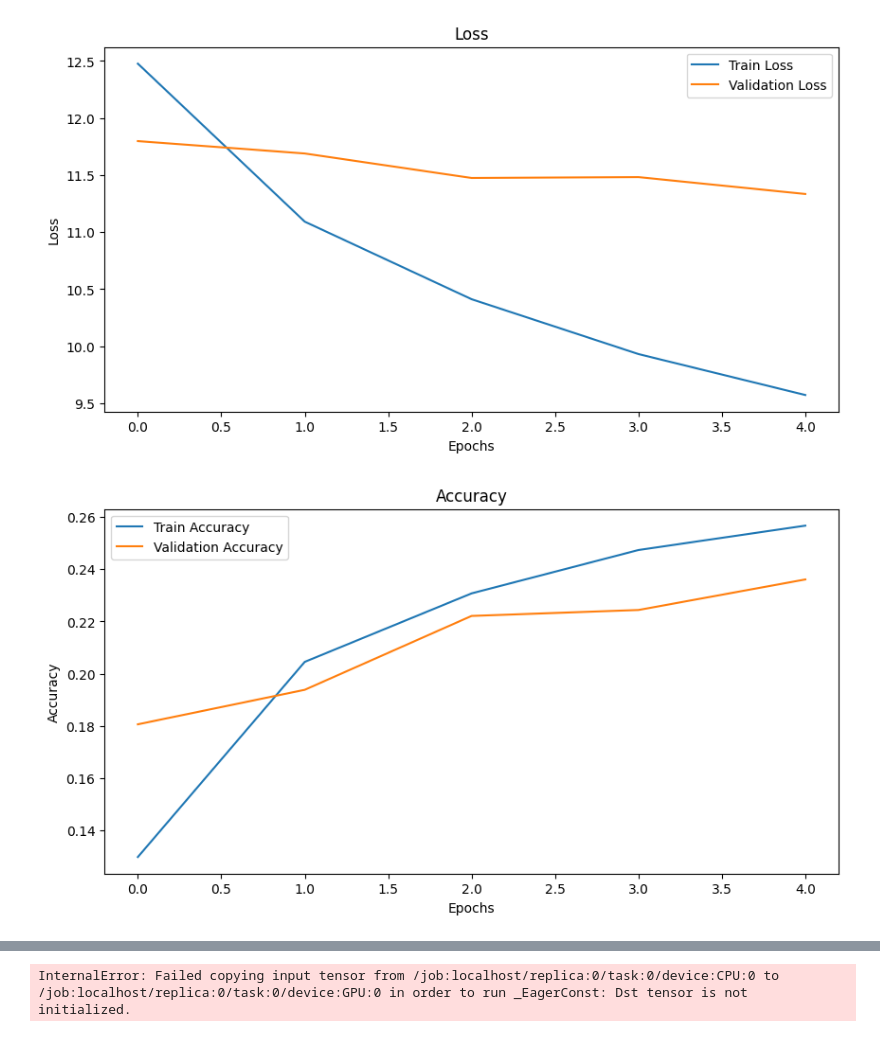
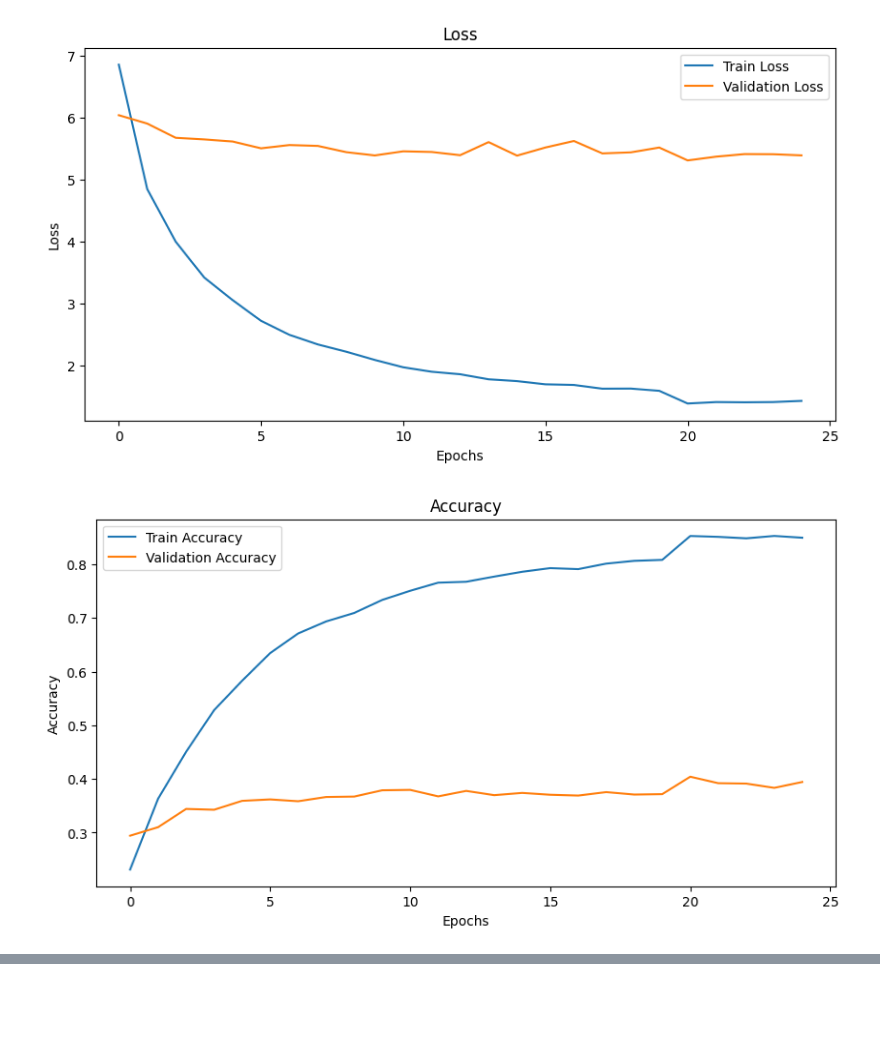
Before and after one commit to RaneemIbra/Secure-Machine-Learning, a Jupyter notebook: Biometric_Identification.ipynb, the cells around one changed output, grey strips where cells are left out. Saved outputs shown, nothing was run; the diff lists cells and outputs as text; code cells hidden in the pictures; blank space fills up the shorter version.

Commit message:
better accuracy for once

```diff
--- a/Biometric_Identification.ipynb
+++ b/Biometric_Identification.ipynb
@@ -3,28 +3,26 @@ import os
 import numpy as np
 import tensorflow as tf
 from keras_vggface.vggface import VGGFace
-from keras_vggface import utils
-from tensorflow.keras.layers import Dense, Input
+from keras_vggface.utils import preprocess_input
+from tensorflow.keras.layers import Dense, Dropout, Input
 from tensorflow.keras.models import Model
 from tensorflow.keras.optimizers import RMSprop
 from tensorflow.keras.preprocessing.image import ImageDataGenerator
+from sklearn.model_selection import train_test_split
 import matplotlib.pyplot as plt
+from tensorflow.keras.callbacks import ReduceLROnPlateau, EarlyStopping
 
-# Enable GPU memory growth and limit memory usage
+# Enable GPU memory growth
 gpus = tf.config.list_physical_devices('GPU')
 if gpus:
     try:
         for gpu in gpus:
             tf.config.experimental.set_memory_growth(gpu, True)
-            # Optional: Limit memory usage to 4GB
-            tf.config.set_logical_device_configuration(
-                gpu, [tf.config.LogicalDeviceConfiguration(memory_limit=4096)]
-            )
     except RuntimeError as e:
-        print("Error setting GPU memory configuration:", e)
+        print("Error enabling GPU memory growth:", e)
 
 # Dataset loading function
-def load_dataset_vggface(data_dir, target_size=(224, 224), subset_size=None):
+def load_dataset(data_dir, target_size=(224, 224), subset_size=None):
     images, labels, class_names = [], [], []
     for idx, person_name in enumerate(os.listdir(data_dir)):
         person_dir = os.path.join(data_dir, person_name)
@@ -38,7 +36,7 @@ def load_dataset_vggface(data_dir, target_size=(224, 224), subset_size=None):
             try:
                 img = tf.keras.preprocessing.image.load_img(img_path, target_size=target_size)
                 img_array = tf.keras.preprocessing.image.img_to_array(img)
-                img_array = utils.preprocess_input(img_array, version=1)
+                img_array = preprocess_input(img_array, version=1)  # Preprocessing: version=1 as per the repo
                 images.append(img_array)
                 labels.append(idx)
                 if subset_size and len(images) >= subset_size:
@@ -52,53 +50,58 @@ def load_dataset_vggface(data_dir, target_size=(224, 224), subset_size=None):
 # Paths
 data_dir = r'C:\Users\Alpha\Desktop\Project in secure ML\dataset\lfw-deepfunneled\lfw-deepfunneled'
 
-# Debugging option: Use a subset of the data
-subset_size = None  # Set to a smaller number (e.g., 1000) for debugging
-
 # Load dataset
-images, labels, class_names = load_dataset_vggface(data_dir, subset_size=subset_size)
+images, labels, class_names = load_dataset(data_dir)
 print(f"Loaded {len(images)} images from {len(class_names)} classes.")
 
 # Train-test split
-from sklearn.model_selection import train_test_split
 X_train, X_test, y_train, y_test = train_test_split(images, labels, test_size=0.2, random_state=42)
 y_train = tf.keras.utils.to_categorical(y_train, num_classes=len(class_names))
 y_test = tf.keras.utils.to_categorical(y_test, num_classes=len(class_names))
 
-# Use data augmentation
+# Data augmentation
 datagen = ImageDataGenerator(
     rotation_range=30,
     width_shift_range=0.2,
     height_shift_range=0.2,
-    horizontal_flip=True,
-    preprocessing_function=utils.preprocess_input
+    zoom_range=0.2,
+    horizontal_flip=True
 )
-train_gen = datagen.flow(X_train, y_train, batch_size=8)
-test_gen = datagen.flow(X_test, y_test, batch_size=8)
+train_gen = datagen.flow(X_train, y_train, batch_size=16)
+test_gen = datagen.flow(X_test, y_test, batch_size=16)
 
-# Load the VGGFace model
+# Load pre-trained VGGFace model (include_top=True)
 image_input = Input(shape=(224, 224, 3))
 vggface_model = VGGFace(input_tensor=image_input, include_top=True, weights='vggface')
 
-# Customize the top layer
+# Use 'fc8' as the output layer and add a custom dense layer
 last_layer = vggface_model.get_layer('fc8').output
 output_layer = Dense(len(class_names), activation='softmax', name='output')(last_layer)
 
 # Build the new model
 custom_vgg_model = Model(inputs=image_input, outputs=output_layer)
 
-# Freeze all layers except the classification head
-for layer in custom_vgg_model.layers[:-1]:
+# Freeze all layers except the custom output layer
+for layer in custom_vgg_model.layers[:-2]:  # Freeze up to 'fc8'
     layer.trainable = False
 
 # Compile the model
-custom_vgg_model.compile(loss='categorical_crossentropy', optimizer=RMSprop(learning_rate=0.0001), metrics=['accuracy'])
+custom_vgg_model.compile(
+    optimizer=RMSprop(learning_rate=0.0001),
+    loss='categorical_crossentropy',
+    metrics=['accuracy']
+)
+
+# Learning rate scheduler and early stopping
+lr_scheduler = ReduceLROnPlateau(monitor='val_loss', factor=0.5, patience=5, min_lr=1e-6, verbose=1)
+early_stopping = EarlyStopping(monitor='val_accuracy', patience=10, restore_best_weights=True, verbose=1)
 
 # Train the model
 history = custom_vgg_model.fit(
     train_gen,
-    epochs=5,
     validation_data=test_gen,
+    epochs=25,
+    callbacks=[lr_scheduler, early_stopping],
     verbose=1
 )
 
@@ -106,7 +109,7 @@ history = custom_vgg_model.fit(
 loss, accuracy = custom_vgg_model.evaluate(test_gen, verbose=1)
 print(f"Test Loss: {loss:.4f}, Test Accuracy: {accuracy * 100:.2f}%")
 
-# Plot training and validation loss/accuracy
+# Plot training and validation metrics
 plt.figure(figsize=(10, 5))
 plt.plot(history.history['loss'], label='Train Loss')
 plt.plot(history.history['val_loss'], label='Validation Loss')
@@ -124,18 +127,4 @@ plt.ylabel('Accuracy')
 plt.title('Accuracy')
 plt.legend()
 plt.show()
-
-# Biometric Identification
-feature_extractor = Model(inputs=custom_vgg_model.input, outputs=custom_vgg_model.get_layer('fc7').output)
-embeddings_test = feature_extractor.predict(X_test, batch_size=8)
-embeddings_train = feature_extractor.predict(X_train, batch_size=8)
-
-# Compute cosine similarity
-from sklearn.metrics.pairwise import cosine_similarity
-similarity_scores = cosine_similarity(embeddings_test, embeddings_train)
-top_matches = np.argmax(similarity_scores, axis=1)
-
-# Accuracy of biometric identification
-biometric_accuracy = np.mean(top_matches == np.argmax(y_test, axis=1))
-print(f"Biometric Identification Accuracy: {biometric_accuracy * 100:.2f}%")
 # %% [output]
@@ -156,2 +148,2 @@ Test Loss: 11.3638, Test Accuracy: 24.33%
-[figure, old version]
+[figure, new version]
-[figure, old version]
+[figure, new version]
@@ -159 +149,0 @@ Test Loss: 11.3638, Test Accuracy: 24.33%
-InternalError: Failed copying input tensor from /job:localhost/replica:0/task:0/device:CPU:0 to /job:localhost/replica:0/task:0/device:GPU:0 in order to run _EagerConst: Dst tensor is not initialized.
```
Also changed, not shown: parts of 1 cell of this notebook.
